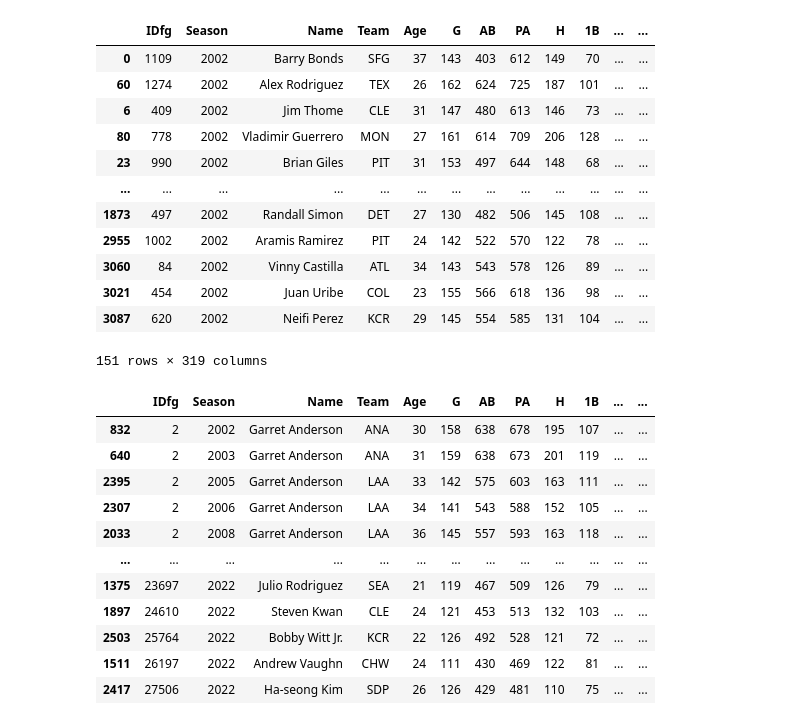
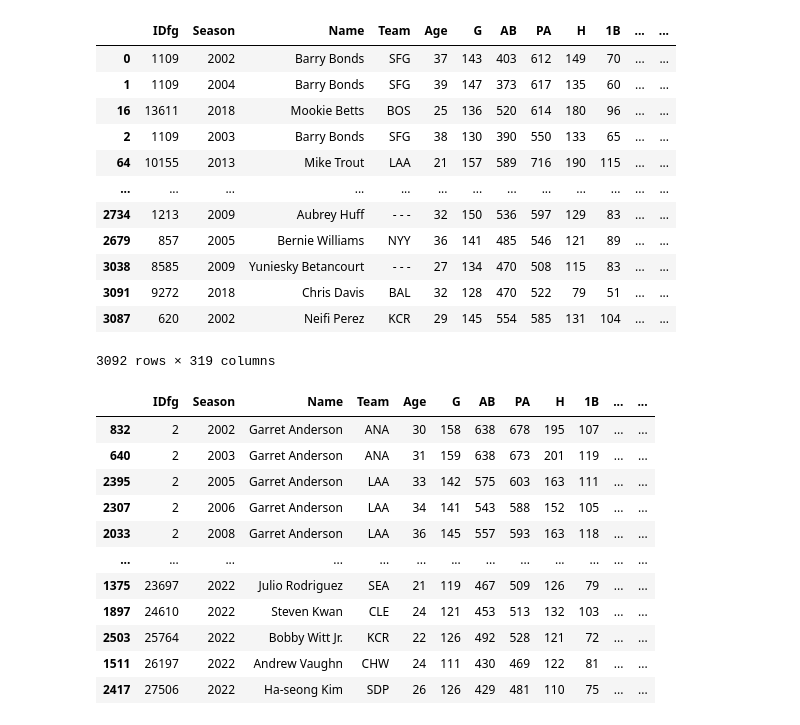
Before and after one commit to dataquestio/project-walkthroughs, a Jupyter notebook: baseball_games/next_war.ipynb, the cells around one changed output. Saved outputs shown, nothing was run; the diff lists cells and outputs as text; code cells hidden in the pictures.

```diff
--- a/baseball_games/match_data.ipynb
+++ b/baseball_games/next_war.ipynb
@@ -9,5 +9,5 @@ import pandas as pd
 if os.path.exists("batting.csv"):
     batting = pd.read_csv("batting.csv", index_col=0)
 else:
-    batting = batting_stats(2002, 2022)
+    batting = batting_stats(1990, 2022)
     batting.to_csv("batting.csv")
@@ -16,18 +14,18 @@ bat_2002 = batting[batting["Season"] == 2002]
-# %%
-bat_2002
-# %% [output]
-|  | IDfg | Season | Name | Team | Age | G | AB | PA | H | 1B | ... | ... |
-| 0 | 1109 | 2002 | Barry Bonds | SFG | 37 | 143 | 403 | 612 | 149 | 70 | ... | ... |
-| 60 | 1274 | 2002 | Alex Rodriguez | TEX | 26 | 162 | 624 | 725 | 187 | 101 | ... | ... |
-| 6 | 409 | 2002 | Jim Thome | CLE | 31 | 147 | 480 | 613 | 146 | 73 | ... | ... |
-| 80 | 778 | 2002 | Vladimir Guerrero | MON | 27 | 161 | 614 | 709 | 206 | 128 | ... | ... |
-| 23 | 990 | 2002 | Brian Giles | PIT | 31 | 153 | 497 | 644 | 148 | 68 | ... | ... |
-| ... | ... | ... | ... | ... | ... | ... | ... | ... | ... | ... | ... | ... |
-| 1873 | 497 | 2002 | Randall Simon | DET | 27 | 130 | 482 | 506 | 145 | 108 | ... | ... |
-| 2955 | 1002 | 2002 | Aramis Ramirez | PIT | 24 | 142 | 522 | 570 | 122 | 78 | ... | ... |
-| 3060 | 84 | 2002 | Vinny Castilla | ATL | 34 | 143 | 543 | 578 | 126 | 89 | ... | ... |
-| 3021 | 454 | 2002 | Juan Uribe | COL | 23 | 155 | 566 | 618 | 136 | 98 | ... | ... |
-| 3087 | 620 | 2002 | Neifi Perez | KCR | 29 | 145 | 554 | 585 | 131 | 104 | ... | ... |
-151 rows × 319 columns
+# %%
+batting
+# %% [output]
+|  | IDfg | Season | Name | Team | Age | G | AB | PA | H | 1B | ... | ... |
+| 0 | 1109 | 2002 | Barry Bonds | SFG | 37 | 143 | 403 | 612 | 149 | 70 | ... | ... |
+| 1 | 1109 | 2004 | Barry Bonds | SFG | 39 | 147 | 373 | 617 | 135 | 60 | ... | ... |
+| 16 | 13611 | 2018 | Mookie Betts | BOS | 25 | 136 | 520 | 614 | 180 | 96 | ... | ... |
+| 2 | 1109 | 2003 | Barry Bonds | SFG | 38 | 130 | 390 | 550 | 133 | 65 | ... | ... |
+| 64 | 10155 | 2013 | Mike Trout | LAA | 21 | 157 | 589 | 716 | 190 | 115 | ... | ... |
+| ... | ... | ... | ... | ... | ... | ... | ... | ... | ... | ... | ... | ... |
+| 2734 | 1213 | 2009 | Aubrey Huff | - - - | 32 | 150 | 536 | 597 | 129 | 83 | ... | ... |
+| 2679 | 857 | 2005 | Bernie Williams | NYY | 36 | 141 | 485 | 546 | 121 | 89 | ... | ... |
+| 3038 | 8585 | 2009 | Yuniesky Betancourt | - - - | 27 | 134 | 470 | 508 | 115 | 83 | ... | ... |
+| 3091 | 9272 | 2018 | Chris Davis | BAL | 32 | 128 | 470 | 522 | 79 | 51 | ... | ... |
+| 3087 | 620 | 2002 | Neifi Perez | KCR | 29 | 145 | 554 | 585 | 131 | 104 | ... | ... |
+3092 rows × 319 columns
 # %%
 def next_season_war(player):
```
Also changed, not shown: parts of 21 cells of this notebook, 2 other files.
